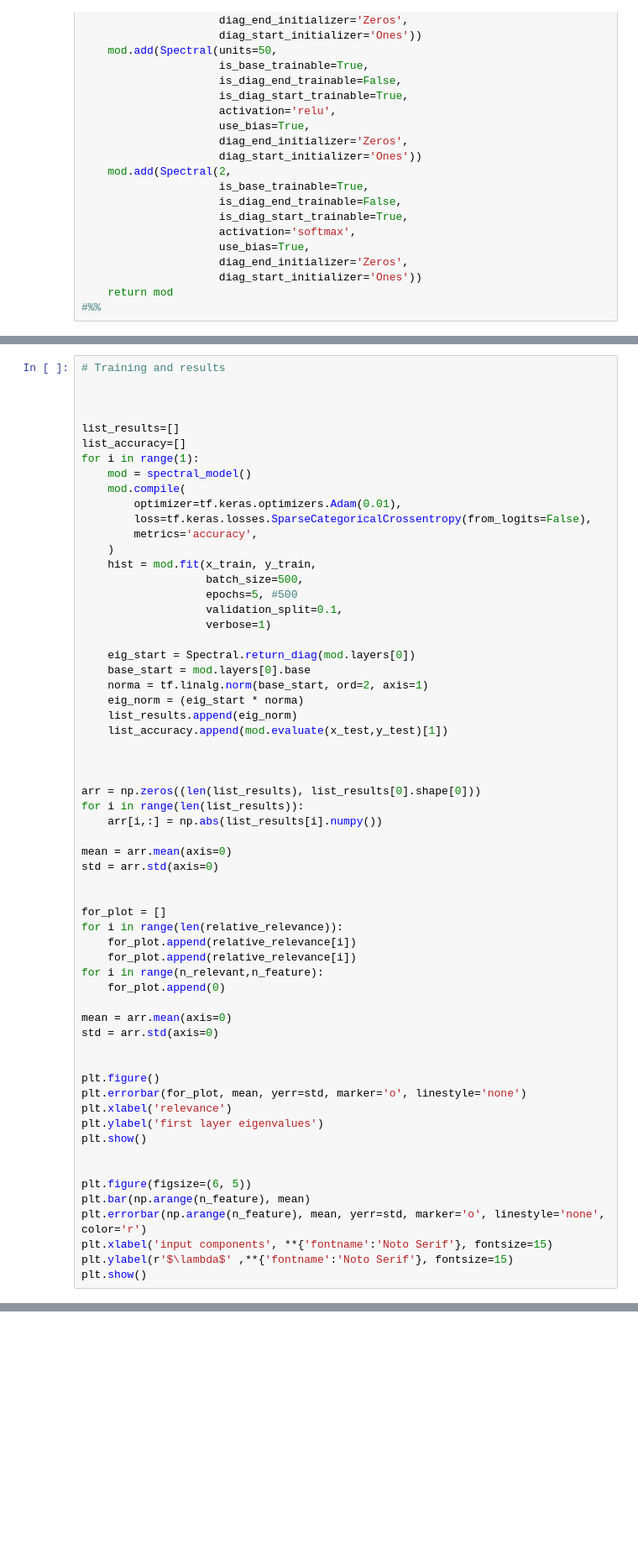
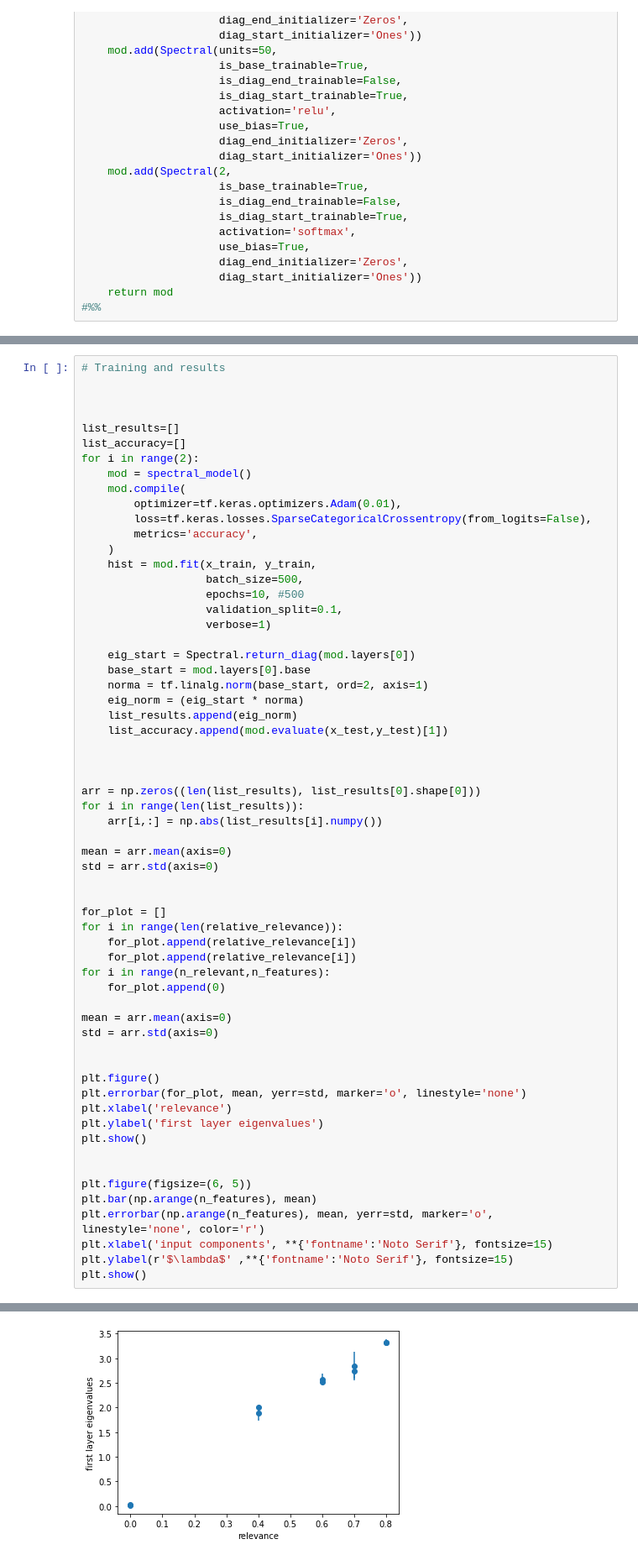
Before and after one commit to Lorenzochicchi/SpectralNNs_for_Input_Relevance, a Jupyter notebook: Correlated Gaussian Distributions.ipynb, the cells around one changed output, grey strips where cells are left out. Shown: that part at 84% size. Drawn from its saved outputs; the diff is of its cells as text; blank space fills up the shorter version.

```diff
--- a/Correlated Gaussian Distributions.ipynb
+++ b/Correlated Gaussian Distributions.ipynb
@@ -121,7 +120,7 @@ Epoch 5/5
 
 list_results=[]
 list_accuracy=[]
-for i in range(1):
+for i in range(2):
     mod = spectral_model()
     mod.compile(
         optimizer=tf.keras.optimizers.Adam(0.01),
@@ -130,7 +129,7 @@ for i in range(1):
     )
     hist = mod.fit(x_train, y_train,
                    batch_size=500,
-                   epochs=5, #500
+                   epochs=10, #500
                    validation_split=0.1,
                    verbose=1)
 
@@ -155,7 +154,7 @@ for_plot = []
 for i in range(len(relative_relevance)):
     for_plot.append(relative_relevance[i])
     for_plot.append(relative_relevance[i])
-for i in range(n_relevant,n_feature):
+for i in range(n_relevant,n_features):
     for_plot.append(0)
 
 mean = arr.mean(axis=0)
@@ -170,8 +169,9 @@ plt.show()
 
 
 plt.figure(figsize=(6, 5))
-plt.bar(np.arange(n_feature), mean)
-plt.errorbar(np.arange(n_feature), mean, yerr=std, marker='o', linestyle='none', color='r')
+plt.bar(np.arange(n_features), mean)
+plt.errorbar(np.arange(n_features), mean, yerr=std, marker='o', linestyle='none', color='r')
 plt.xlabel('input components', **{'fontname':'Noto Serif'}, fontsize=15)
 plt.ylabel(r'$\lambda$' ,**{'fontname':'Noto Serif'}, fontsize=15)
 plt.show()
+# %% [output]
@@ -177,0 +195 @@ plt.show()
+[figure, added]
```
Also changed, not shown: parts of 6 cells of this notebook, 1 other file.
